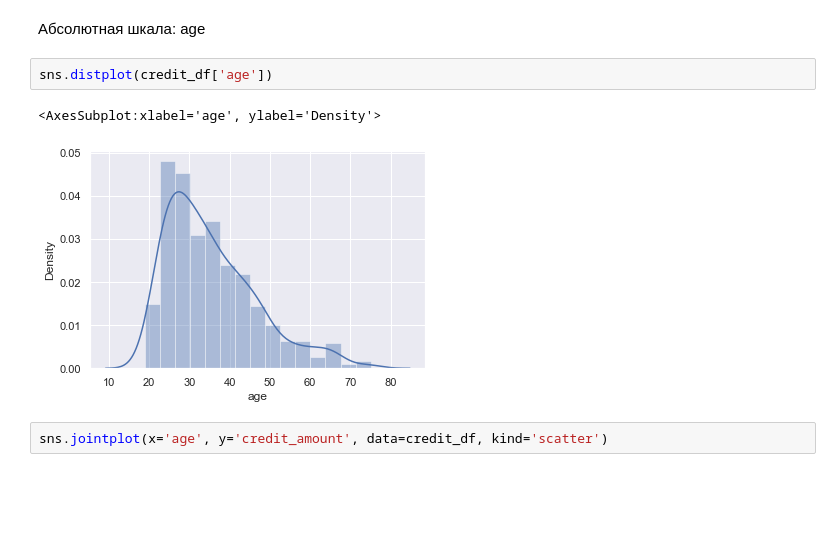
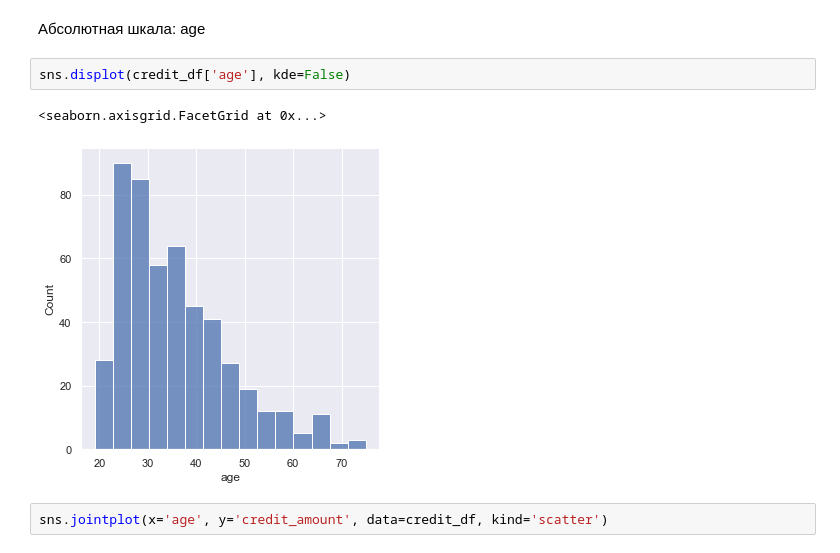
Before and after one commit to Natali-Dubotolkova/IAD, a Jupyter notebook: Лабораторная1/lab1_task.ipynb, the cells around one changed output. Drawn from its saved outputs; the diff is of its cells as text; blank space fills up the shorter version.

```diff
--- a/Лабораторная1/lab1_task.ipynb
+++ b/Лабораторная1/lab1_task.ipynb
@@ -217,10 +217,10 @@ dtype: int64
 # %% [markdown]
 Абсолютная шкала: age
 # %%
-sns.distplot(credit_df['age'])
+sns.displot(credit_df['age'], kde=False)
 # %% [output]
-<AxesSubplot:xlabel='age', ylabel='Density'>
+<seaborn.axisgrid.FacetGrid at 0x...>
-[figure, old version]
+[figure, new version]
 # %%
 sns.jointplot(x='age', y='credit_amount', data=credit_df, kind='scatter')
 # %% [output]
```
Also changed, not shown: parts of 3 cells of this notebook.
